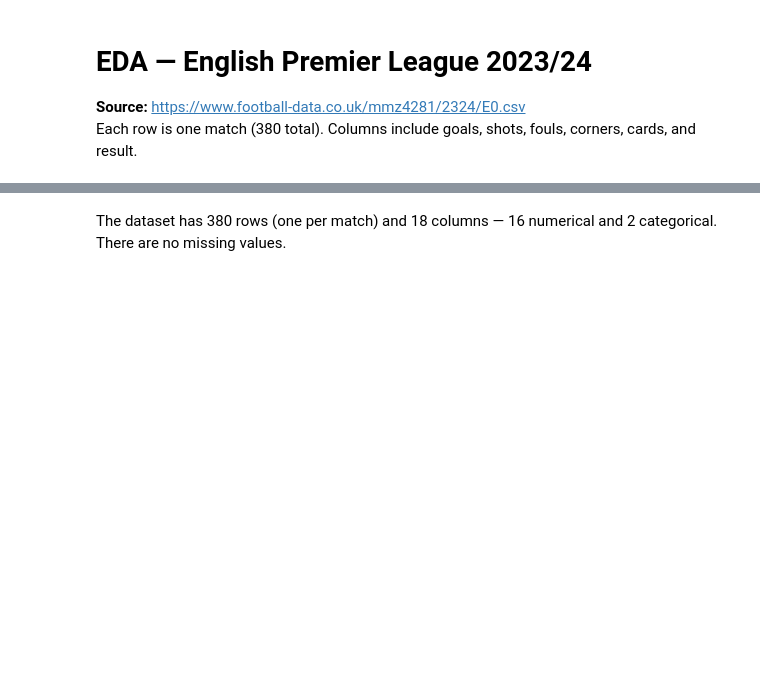
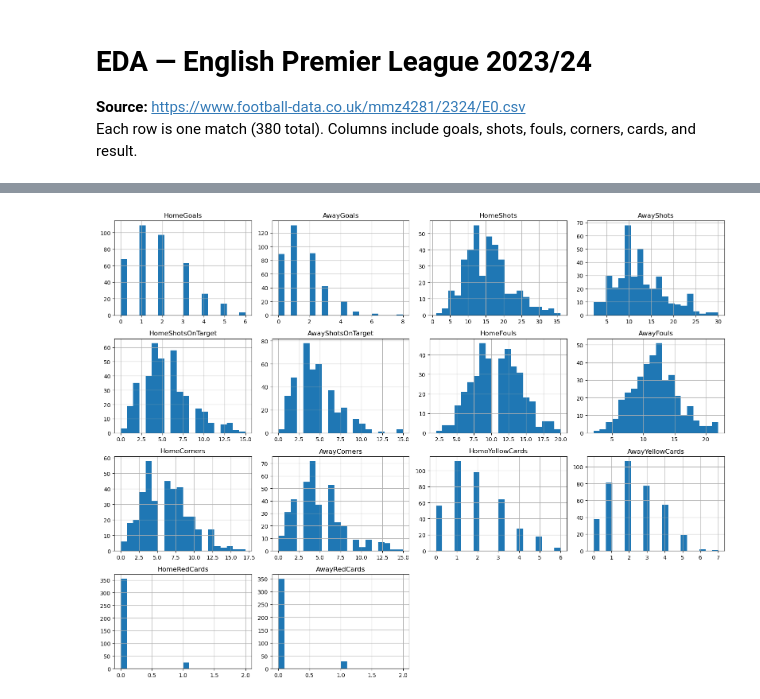
Before and after one commit to datasheng/csc46000-team-project-5000, a Jupyter notebook: football_eda.ipynb, the cells around one changed output, grey strips where cells are left out. Drawn from its saved outputs; the diff is of its cells as text; code cells hidden in the pictures; blank space fills up the shorter version.

Commit message:
histograms, stats table, and bar charts

```diff
--- a/football_eda.ipynb
+++ b/football_eda.ipynb
@@ -39,2 +92,11 @@ df.isnull().sum()
-# %% [markdown]
-The dataset has 380 rows (one per match) and 18 columns — 16 numerical and 2 categorical. There are no missing values.
+# %%
+num_cols = ['HomeGoals','AwayGoals','HomeShots','AwayShots',
+            'HomeShotsOnTarget','AwayShotsOnTarget','HomeFouls','AwayFouls',
+            'HomeCorners','AwayCorners','HomeYellowCards','AwayYellowCards',
+            'HomeRedCards','AwayRedCards']
+
+df[num_cols].hist(bins=20, figsize=(16, 12))
+plt.tight_layout()
+plt.show()
+# %% [output]
+[figure, added]
```
Also changed, not shown: parts of 7 cells of this notebook.
